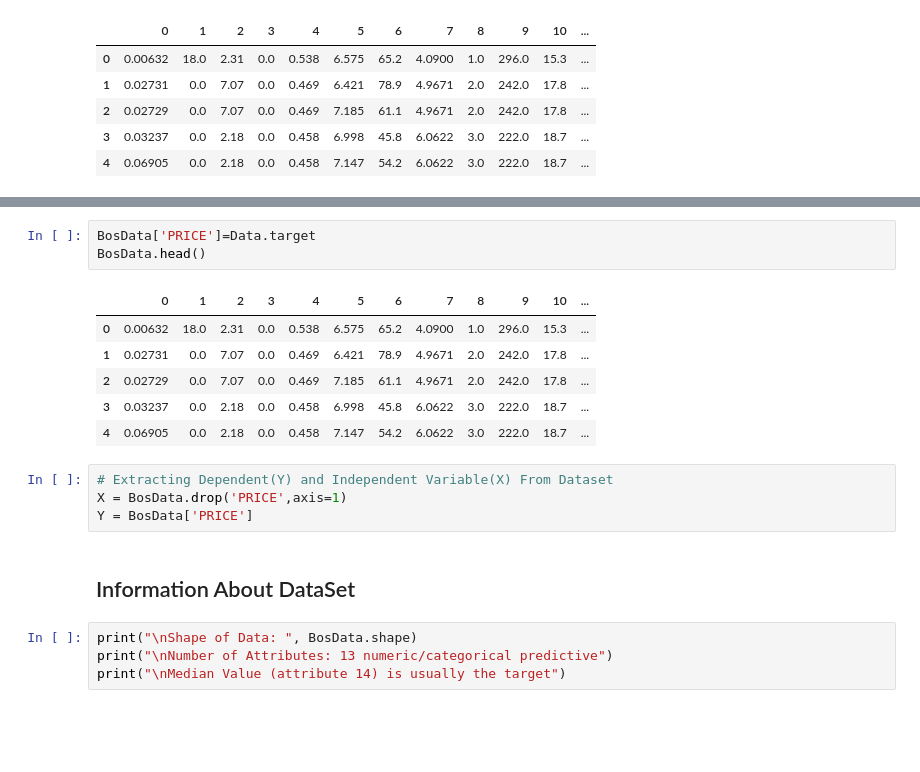
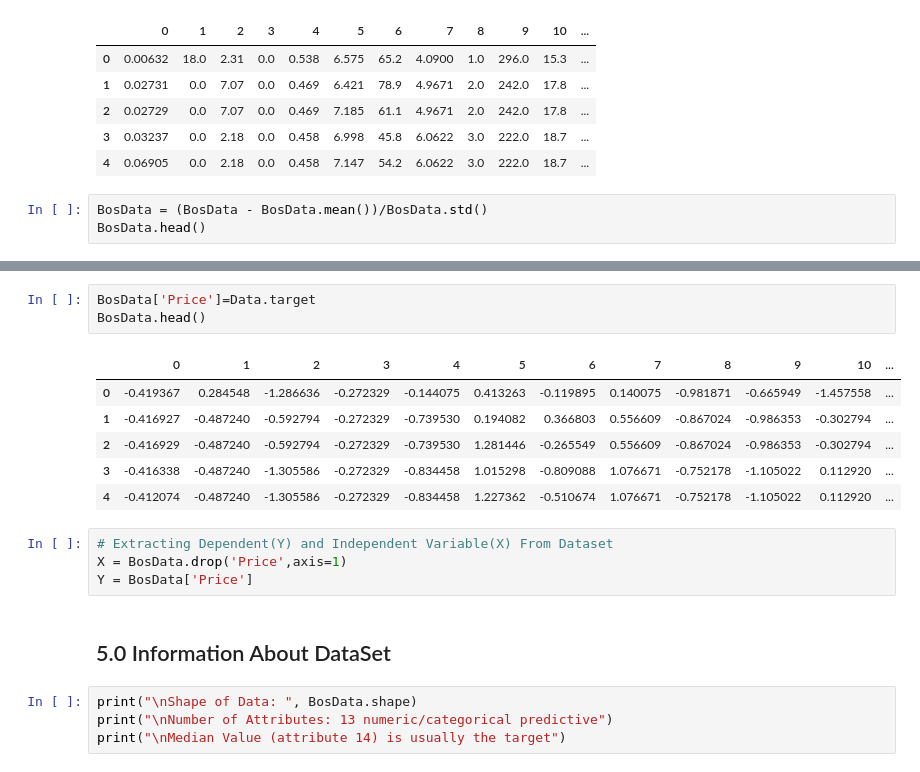
Before and after one commit to rajeev71/Machine-Learning-Project, a Jupyter notebook: 6. Implement SGD For Linear Regression/Assignment-6 - Implement_SGD_For_Linear-Regression.ipynb, the cells around one changed output, grey strips where cells are left out. Cells and saved outputs as stored; diff of their text form; blank space fills up the shorter version.

```diff
--- a/6. Implement SGD For Linear Regression/Assignment-6 - Implement_SGD_For_Linear-Regression.ipynb
+++ b/6. Implement SGD For Linear Regression/Assignment-6 - Implement_SGD_For_Linear-Regression.ipynb
@@ -62,3 +59,6 @@ BosData.head()
 | 2 | 0.02729 | 0.0 | 7.07 | 0.0 | 0.469 | 7.185 | 61.1 | 4.9671 | 2.0 | 242.0 | 17.8 | ... |
 | 3 | 0.03237 | 0.0 | 2.18 | 0.0 | 0.458 | 6.998 | 45.8 | 6.0622 | 3.0 | 222.0 | 18.7 | ... |
 | 4 | 0.06905 | 0.0 | 2.18 | 0.0 | 0.458 | 7.147 | 54.2 | 6.0622 | 3.0 | 222.0 | 18.7 | ... |
+# %%
+BosData = (BosData - BosData.mean())/BosData.std()
+BosData.head()
@@ -65,19 +72,19 @@ BosData.head()
 # %%
-BosData['PRICE']=Data.target
+BosData['Price']=Data.target
 BosData.head()
 # %% [output]
 |  | 0 | 1 | 2 | 3 | 4 | 5 | 6 | 7 | 8 | 9 | 10 | ... |
-| 0 | 0.00632 | 18.0 | 2.31 | 0.0 | 0.538 | 6.575 | 65.2 | 4.0900 | 1.0 | 296.0 | 15.3 | ... |
-| 1 | 0.02731 | 0.0 | 7.07 | 0.0 | 0.469 | 6.421 | 78.9 | 4.9671 | 2.0 | 242.0 | 17.8 | ... |
-| 2 | 0.02729 | 0.0 | 7.07 | 0.0 | 0.469 | 7.185 | 61.1 | 4.9671 | 2.0 | 242.0 | 17.8 | ... |
-| 3 | 0.03237 | 0.0 | 2.18 | 0.0 | 0.458 | 6.998 | 45.8 | 6.0622 | 3.0 | 222.0 | 18.7 | ... |
-| 4 | 0.06905 | 0.0 | 2.18 | 0.0 | 0.458 | 7.147 | 54.2 | 6.0622 | 3.0 | 222.0 | 18.7 | ... |
+| 0 | -0.419367 | 0.284548 | -1.286636 | -0.272329 | -0.144075 | 0.413263 | -0.119895 | 0.140075 | -0.981871 | -0.665949 | -1.457558 | ... |
+| 1 | -0.416927 | -0.487240 | -0.592794 | -0.272329 | -0.739530 | 0.194082 | 0.366803 | 0.556609 | -0.867024 | -0.986353 | -0.302794 | ... |
+| 2 | -0.416929 | -0.487240 | -0.592794 | -0.272329 | -0.739530 | 1.281446 | -0.265549 | 0.556609 | -0.867024 | -0.986353 | -0.302794 | ... |
+| 3 | -0.416338 | -0.487240 | -1.305586 | -0.272329 | -0.834458 | 1.015298 | -0.809088 | 1.076671 | -0.752178 | -1.105022 | 0.112920 | ... |
+| 4 | -0.412074 | -0.487240 | -1.305586 | -0.272329 | -0.834458 | 1.227362 | -0.510674 | 1.076671 | -0.752178 | -1.105022 | 0.112920 | ... |
 # %%
 # Extracting Dependent(Y) and Independent Variable(X) From Dataset
-X = BosData.drop('PRICE',axis=1)
-Y = BosData['PRICE']
+X = BosData.drop('Price',axis=1)
+Y = BosData['Price']
 # %% [markdown]
-## Information About DataSet
+## 5.0 Information About DataSet
 # %%
 print("\nShape of Data: ", BosData.shape)
 print("\nNumber of Attributes: 13 numeric/categorical predictive")
```
Also changed, not shown: parts of 106 cells of this notebook, 1 other file.
